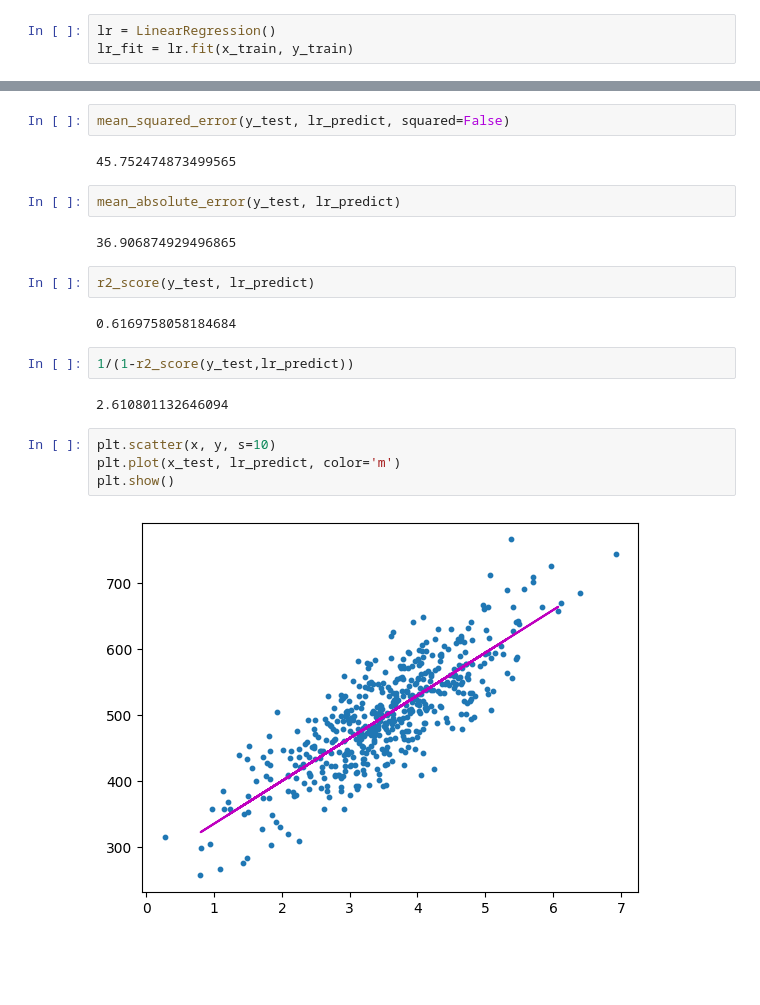
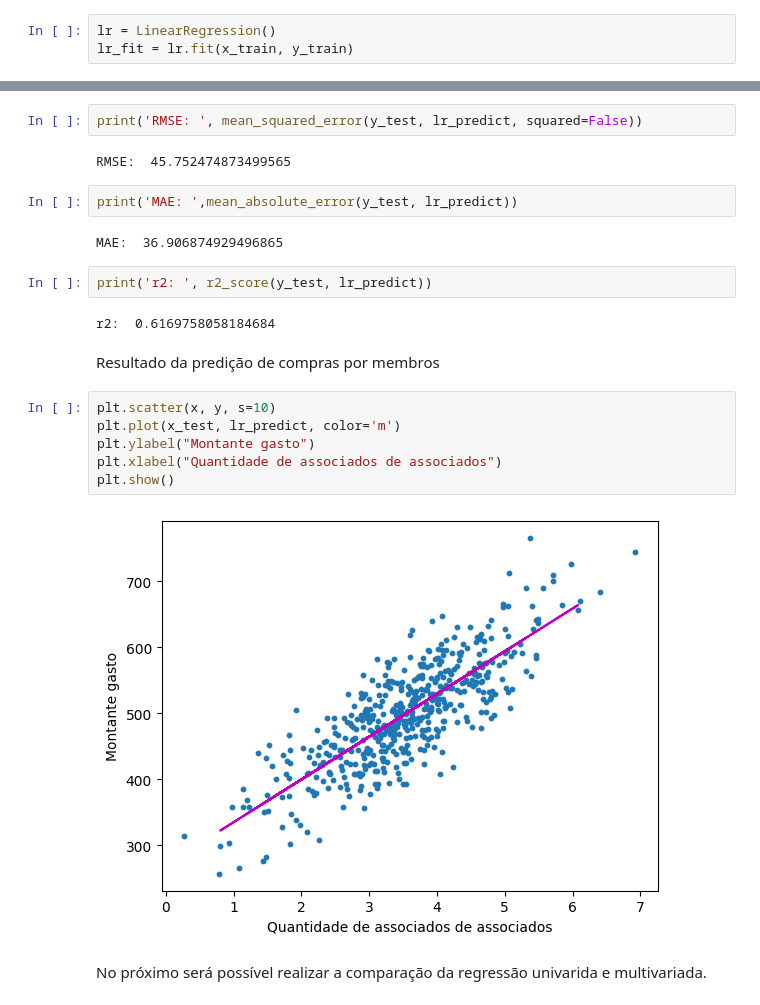
Before and after one commit to Gehlen05/Aprendizado-Maquina, a Jupyter notebook: Regressão_linear_univariada_Ecommerce.ipynb, the cells around one changed output, grey strips where cells are left out. Cells and saved outputs as stored; diff of their text form; blank space fills up the shorter version.

```diff
--- a/Regressão_linear_univariada_Ecommerce.ipynb
+++ b/Regressão_linear_univariada_Ecommerce.ipynb
@@ -105,22 +92,24 @@ print(lr.score(x_test, y_test))
 # %%
-mean_squared_error(y_test, lr_predict, squared=False)
+print('RMSE: ', mean_squared_error(y_test, lr_predict, squared=False))
 # %% [output]
-45.752474873499565
+RMSE:  45.752474873499565
 # %%
-mean_absolute_error(y_test, lr_predict)
+print('MAE: ',mean_absolute_error(y_test, lr_predict))
 # %% [output]
-36.906874929496865
+MAE:  36.906874929496865
 # %%
-r2_score(y_test, lr_predict)
+print('r2: ', r2_score(y_test, lr_predict))
 # %% [output]
-0.6169758058184684
+r2:  0.6169758058184684
-# %%
-1/(1-r2_score(y_test,lr_predict))
-# %% [output]
-2.610801132646094
+# %% [markdown]
+Resultado da predição de compras por membros
 # %%
 plt.scatter(x, y, s=10)
 plt.plot(x_test, lr_predict, color='m')
+plt.ylabel("Montante gasto")
+plt.xlabel("Quantidade de associados de associados")
 plt.show()
 # %% [output]
-[figure, old version]
+[figure, new version]
+# %% [markdown]
+No próximo será possível realizar a comparação da regressão univarida e multivariada.
```
Also changed, not shown: parts of 13 cells of this notebook, 4 other files.
